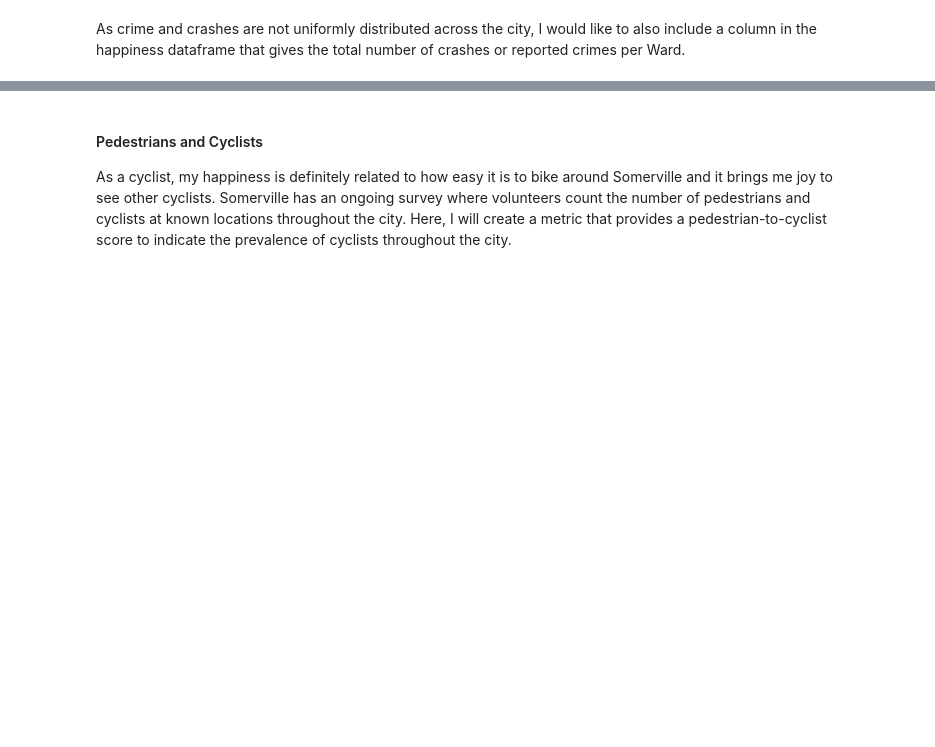
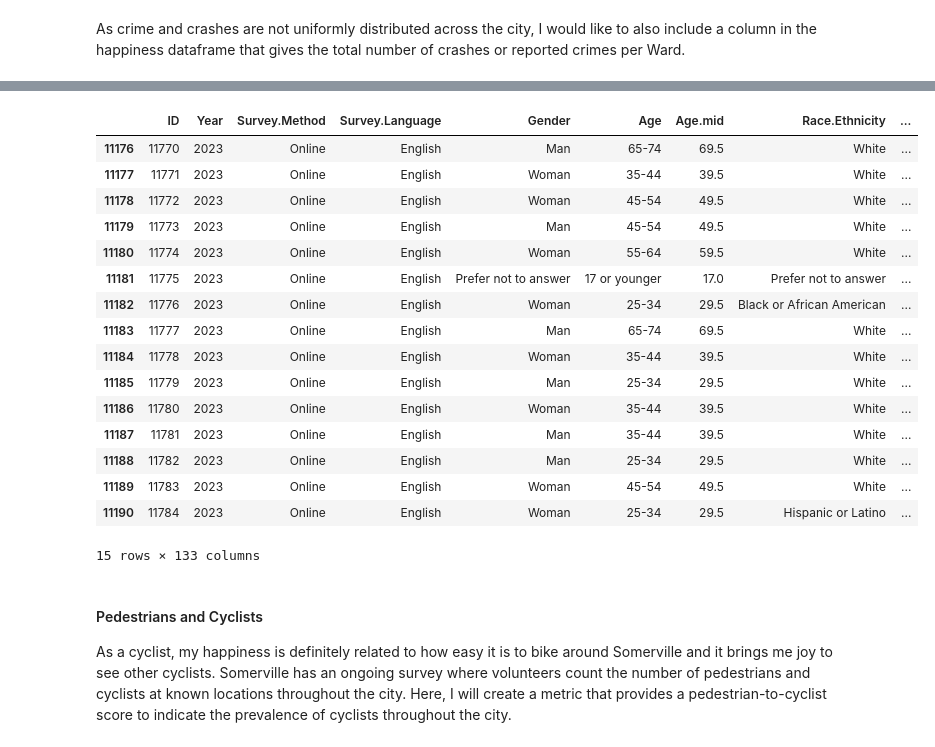
Before and after one commit to monk-kevin/SomervilleOpenDataExploration, a Jupyter notebook: JupyterNotebooks/SomervilleDataExploration.ipynb, the cells around one changed output, grey strips where cells are left out. Drawn from its saved outputs; the diff is of its cells as text; code cells hidden in the pictures; blank space fills up the shorter version.

```diff
--- a/JupyterNotebooks/SomervilleDataExploration.ipynb
+++ b/JupyterNotebooks/SomervilleDataExploration.ipynb
@@ -316,0 +328,10 @@ Still figuring out the most pythonic way to implement this as all I can think of
+# %%
+# merge crash and crime statistics into single dataframe
+crash_crime_yr_ward = (pd
+                       .merge(crash_count_yr_ward,crime_count_yr_ward,
+                              how = 'right',
+                              right_on = ['Ward','Year Reported'],
+                              left_on = ['Ward','Year'])
+                       .drop('Year',axis=1)
+)
+crash_crime_yr_ward.head(15)
@@ -317,3 +389,32 @@ Still figuring out the most pythonic way to implement this as all I can think of
+# %%
+# combine the crash and crime statistics per ward with the survey statistics by merging across multiple columns
+df_happiness_merge = (pd
+                     .merge(df_happiness_merge,crash_crime_yr_ward,
+                           how = 'left',
+                           left_on = ['Year','Ward'],
+                           right_on = ['Year Reported','Ward'])
+                      .drop('Year Reported',axis=1)
+                     )
+
+df_happiness_merge.tail(15)
+# %% [output]
+|  | ID | Year | Survey.Method | Survey.Language | Gender | Age | Age.mid | Race.Ethnicity | ... |
+| 11176 | 11770 | 2023 | Online | English | Man | 65-74 | 69.5 | White | ... |
+| 11177 | 11771 | 2023 | Online | English | Woman | 35-44 | 39.5 | White | ... |
+| 11178 | 11772 | 2023 | Online | English | Woman | 45-54 | 49.5 | White | ... |
+| 11179 | 11773 | 2023 | Online | English | Man | 45-54 | 49.5 | White | ... |
+| 11180 | 11774 | 2023 | Online | English | Woman | 55-64 | 59.5 | White | ... |
+| 11181 | 11775 | 2023 | Online | English | Prefer not to answer | 17 or younger | 17.0 | Prefer not to answer | ... |
+| 11182 | 11776 | 2023 | Online | English | Woman | 25-34 | 29.5 | Black or African American | ... |
+| 11183 | 11777 | 2023 | Online | English | Man | 65-74 | 69.5 | White | ... |
+| 11184 | 11778 | 2023 | Online | English | Woman | 35-44 | 39.5 | White | ... |
+| 11185 | 11779 | 2023 | Online | English | Man | 25-34 | 29.5 | White | ... |
+| 11186 | 11780 | 2023 | Online | English | Woman | 35-44 | 39.5 | White | ... |
+| 11187 | 11781 | 2023 | Online | English | Man | 35-44 | 39.5 | White | ... |
+| 11188 | 11782 | 2023 | Online | English | Man | 25-34 | 29.5 | White | ... |
+| 11189 | 11783 | 2023 | Online | English | Woman | 45-54 | 49.5 | White | ... |
+| 11190 | 11784 | 2023 | Online | English | Woman | 25-34 | 29.5 | Hispanic or Latino | ... |
+15 rows × 133 columns
 # %% [markdown]
 #### Pedestrians and Cyclists
 As a cyclist, my happiness is definitely related to how easy it is to bike around Somerville and it brings me joy to see other cyclists. Somerville has an ongoing survey where volunteers count the number of pedestrians and cyclists at known locations throughout the city. Here, I will create a metric that provides a pedestrian-to-cyclist score to indicate the prevalence of cyclists throughout the city.
```
Also changed, not shown: parts of 8 cells of this notebook.
